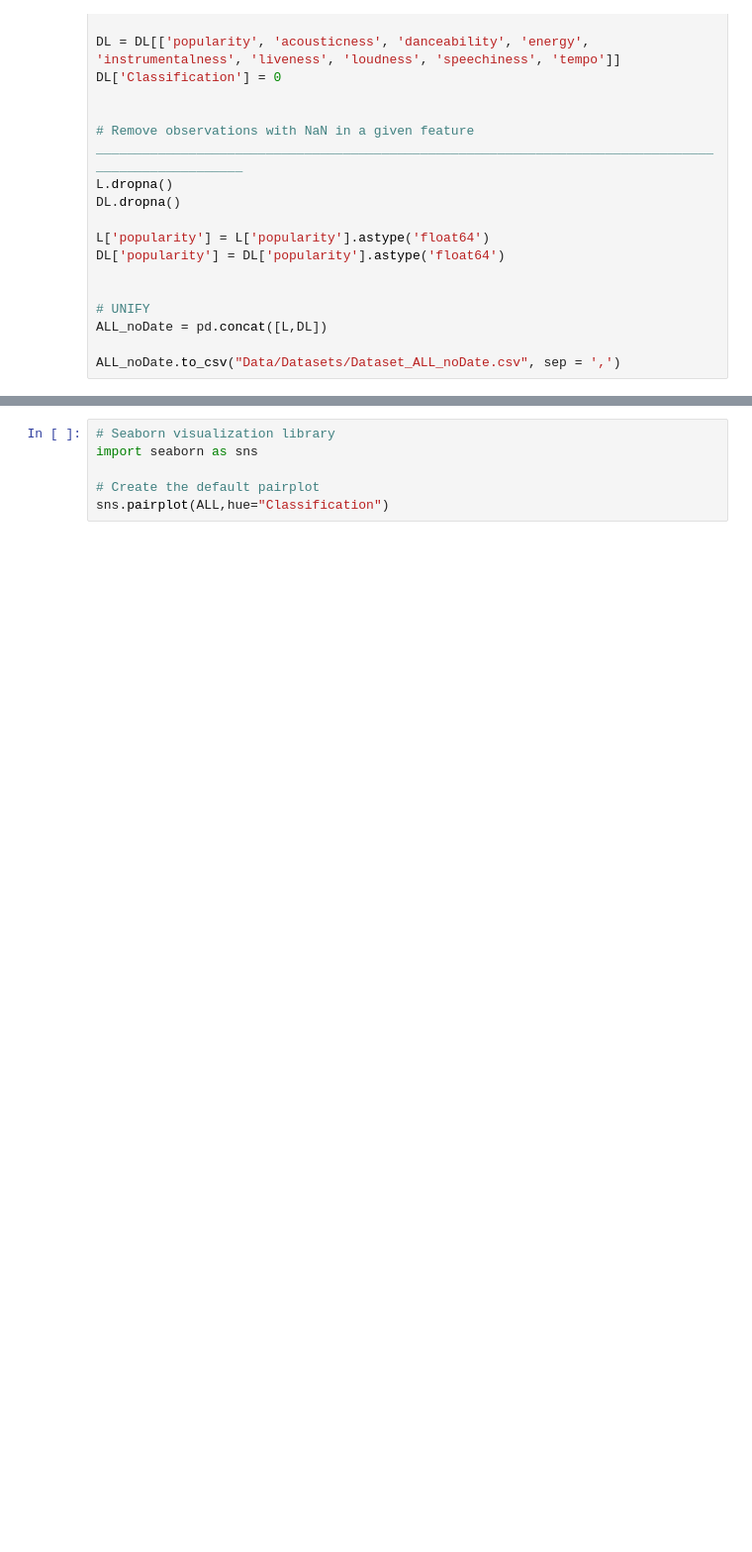
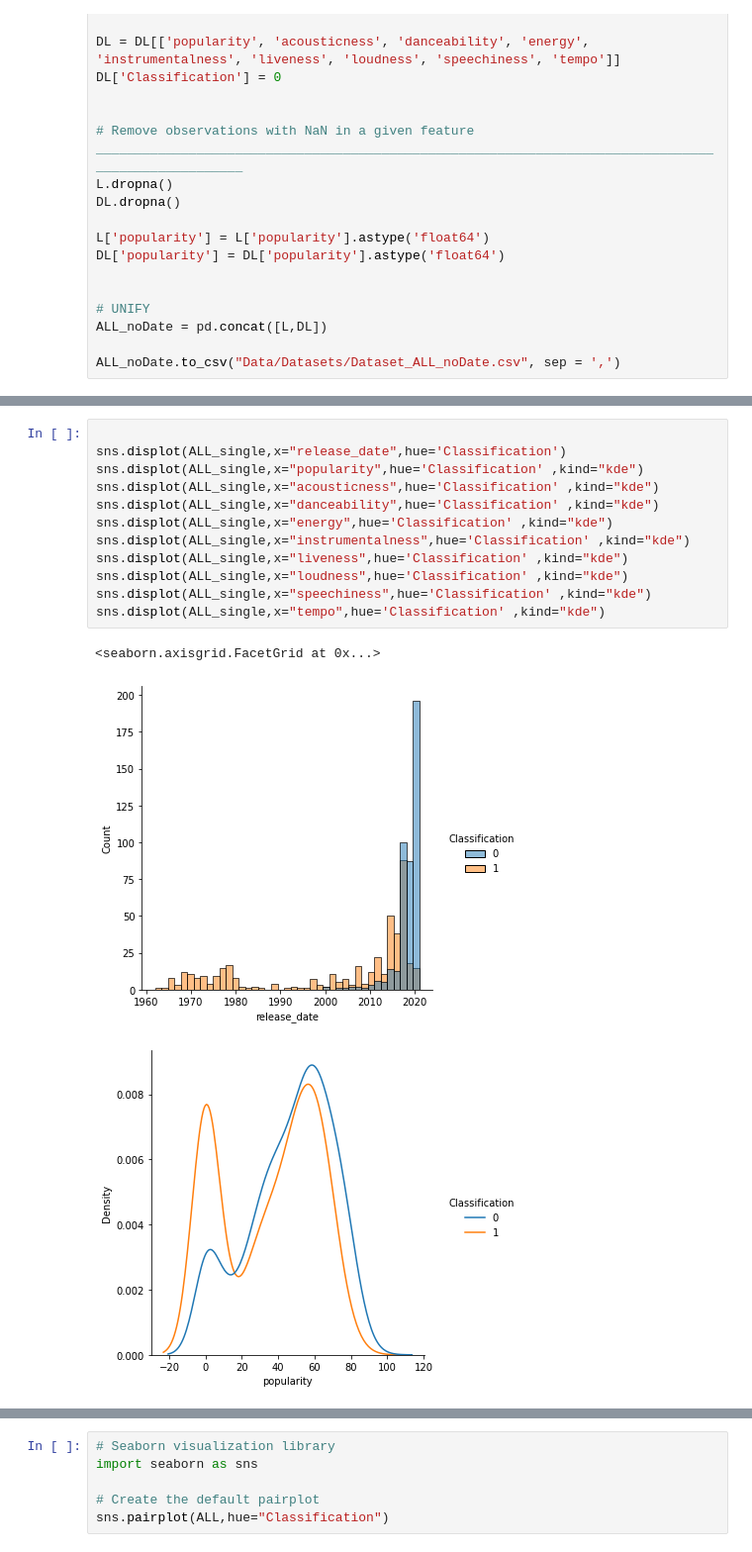
Before and after one commit to leopalacios1/Talking_Numbers, a Jupyter notebook: DATA TRANSFORM 1.ipynb, the cells around one changed output, grey strips where cells are left out. Shown at 99% size. Cells and saved outputs as stored; diff of their text form; blank space fills up the shorter version.

```diff
--- a/DATA TRANSFORM 1.ipynb
+++ b/DATA TRANSFORM 1.ipynb
@@ -118,0 +131,16 @@ sns.pairplot(ALL_single,hue="Classification")
+# %%
+
+sns.displot(ALL_single,x="release_date",hue='Classification')
+sns.displot(ALL_single,x="popularity",hue='Classification' ,kind="kde")
+sns.displot(ALL_single,x="acousticness",hue='Classification' ,kind="kde")
+sns.displot(ALL_single,x="danceability",hue='Classification' ,kind="kde")
+sns.displot(ALL_single,x="energy",hue='Classification' ,kind="kde")
+sns.displot(ALL_single,x="instrumentalness",hue='Classification' ,kind="kde")
+sns.displot(ALL_single,x="liveness",hue='Classification' ,kind="kde")
+sns.displot(ALL_single,x="loudness",hue='Classification' ,kind="kde")
+sns.displot(ALL_single,x="speechiness",hue='Classification' ,kind="kde")
+sns.displot(ALL_single,x="tempo",hue='Classification' ,kind="kde")
+# %% [output]
+<seaborn.axisgrid.FacetGrid at 0x...>
+[figure, added]
+[figure, added]
```
Also changed, not shown: parts of 6 cells of this notebook, 1 other file.
